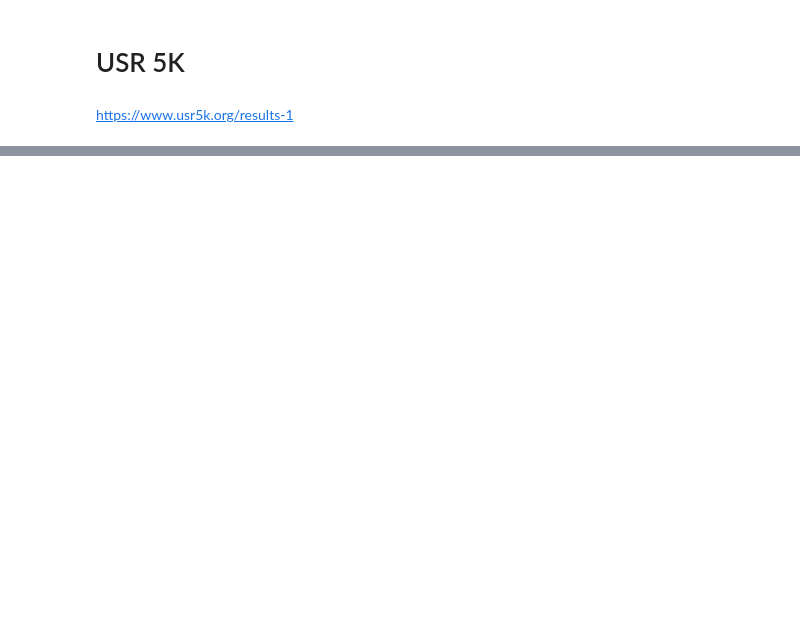
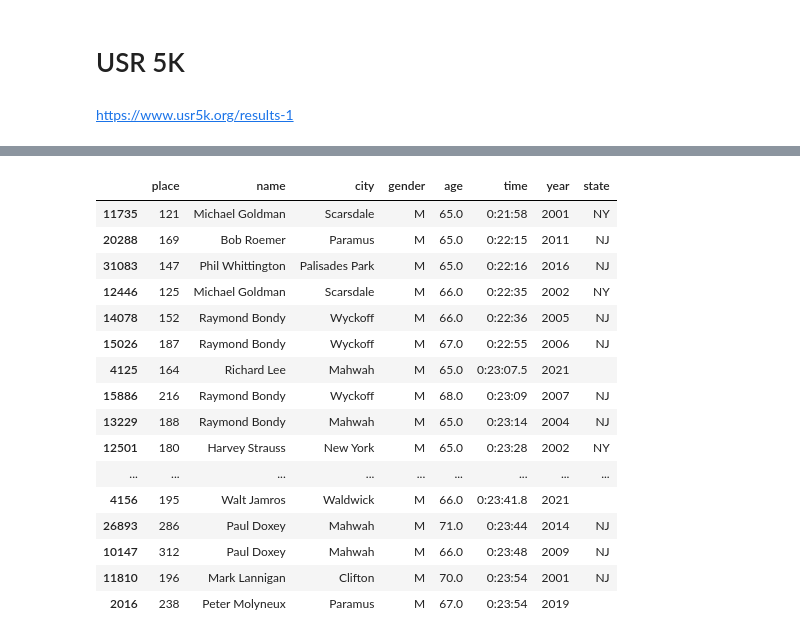
Before and after one commit to willdigisi/USR_5K, a Jupyter notebook: USR_5K.ipynb, the cells around one changed output, grey strips where cells are left out. Cells and saved outputs as stored; diff of their text form; code cells hidden in the pictures; blank space fills up the shorter version.

```diff
--- a/USR_5K.ipynb
+++ b/USR_5K.ipynb
@@ -356,0 +377,26 @@ further clean data, remove invald rows
+# %%
+sort = master
+sort['age'] = pd.to_numeric(sort['age'])
+sort = sort[sort['gender'] == 'M']
+sort = sort[sort['age'] > 64]
+sort = sort[sort['age'] != 99]
+sort = sort.sort_values(by=['time'], ascending=True)
+sort.head(20)
+# %% [output]
+|  | place | name | city | gender | age | time | year | state |
+| 11735 | 121 | Michael Goldman | Scarsdale | M | 65.0 | 0:21:58 | 2001 | NY |
+| 20288 | 169 | Bob Roemer | Paramus | M | 65.0 | 0:22:15 | 2011 | NJ |
+| 31083 | 147 | Phil Whittington | Palisades Park | M | 65.0 | 0:22:16 | 2016 | NJ |
+| 12446 | 125 | Michael Goldman | Scarsdale | M | 66.0 | 0:22:35 | 2002 | NY |
+| 14078 | 152 | Raymond Bondy | Wyckoff | M | 66.0 | 0:22:36 | 2005 | NJ |
+| 15026 | 187 | Raymond Bondy | Wyckoff | M | 67.0 | 0:22:55 | 2006 | NJ |
+| 4125 | 164 | Richard Lee | Mahwah | M | 65.0 | 0:23:07.5 | 2021 |  |
+| 15886 | 216 | Raymond Bondy | Wyckoff | M | 68.0 | 0:23:09 | 2007 | NJ |
+| 13229 | 188 | Raymond Bondy | Mahwah | M | 65.0 | 0:23:14 | 2004 | NJ |
+| 12501 | 180 | Harvey Strauss | New York | M | 65.0 | 0:23:28 | 2002 | NY |
+| ... | ... | ... | ... | ... | ... | ... | ... | ... |
+| 4156 | 195 | Walt Jamros | Waldwick | M | 66.0 | 0:23:41.8 | 2021 |  |
+| 26893 | 286 | Paul Doxey | Mahwah | M | 71.0 | 0:23:44 | 2014 | NJ |
+| 10147 | 312 | Paul Doxey | Mahwah | M | 66.0 | 0:23:48 | 2009 | NJ |
+| 11810 | 196 | Mark Lannigan | Clifton | M | 70.0 | 0:23:54 | 2001 | NJ |
+| 2016 | 238 | Peter Molyneux | Paramus | M | 67.0 | 0:23:54 | 2019 |  |
```
Also changed, not shown: parts of 34 cells of this notebook.
